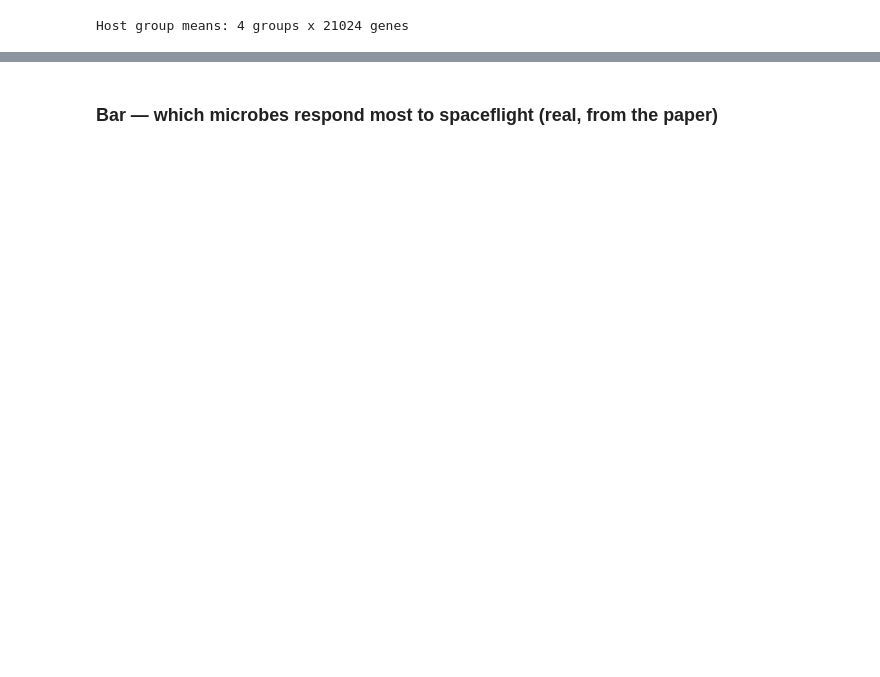
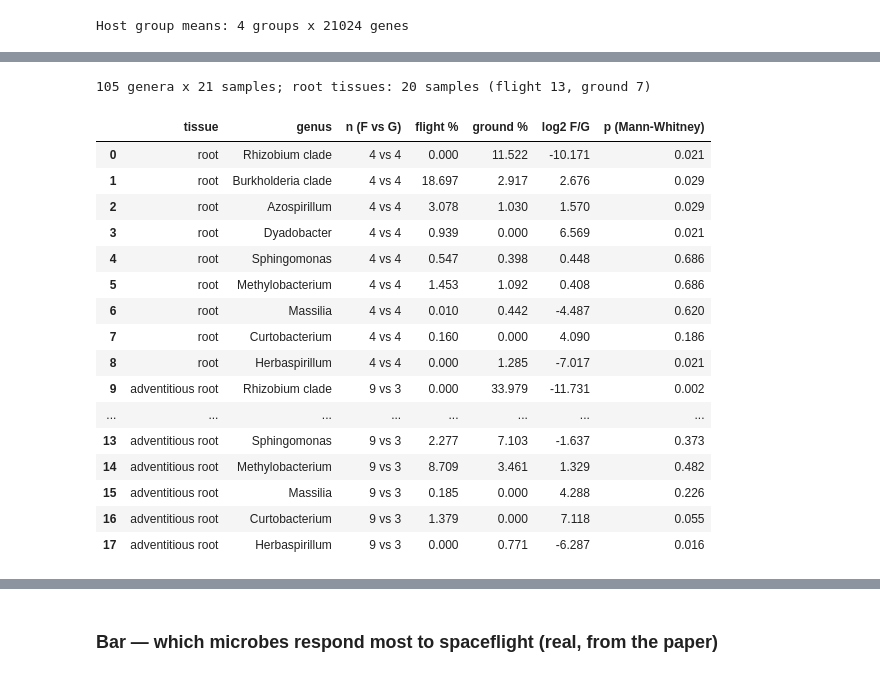
Before and after one commit to dr-richard-barker/OSDR_jupyter_book.io, a Jupyter notebook: chapters/OSDR_tomato_microbiome_pipeline.ipynb, the cells around one changed output, grey strips where cells are left out. Saved outputs shown, nothing was run; the diff lists cells and outputs as text; code cells hidden in the pictures; blank space fills up the shorter version.

```diff
--- a/chapters/OSDR_tomato_microbiome_pipeline.ipynb
+++ b/chapters/OSDR_tomato_microbiome_pipeline.ipynb
@@ -152,0 +97,19 @@ of which microbes best track the host's **spaceflight gene-module**.
+# %%
+samples = pd.read_csv("data_tomato_16s/samples.csv").set_index("sample")
+track = pd.read_csv("data_tomato_16s/read_tracking.csv").set_index("sample")
+asv = pd.read_csv("data_tomato_16s/asv_taxonomy.csv").set_index("asv")
+
+tot = track[["input", "filtered", "merged", "nonchim", "organelle", "bacterial"]].sum()
+print(f"Reads kept through DADA2: filtered {tot.filtered / tot.input:.0%}, merged {tot.merged / tot.input:.0%}, "
+      f"non-chimeric {tot.nonchim / tot.input:.0%} of {int(tot.input):,} input reads")
+print(f"Chloroplast/mitochondrial share of non-chimeric reads: {tot.organelle / tot.nonchim:.0%}")
+lens = asv["sequence"].str.len()
+by_len = asv.groupby(lens)["total_reads"].sum().sort_values(ascending=False)
+print(f"Merged amplicon length carrying most bacterial reads: {by_len.index[0]} bp "
+      f"({by_len.iloc[0] / by_len.sum():.0%} of them)")
+
+samples["organelle %"] = 100 * samples["organelle_reads"] / (samples["organelle_reads"] + samples["bacterial_reads"])
+summary = samples.groupby(["condition", "tissue"]).agg(
+    samples=("kept", "size"), kept=("kept", "sum"),
+    median_bacterial_reads=("bacterial_reads", "median"), median_organelle_pct=("organelle %", "median"))
+summary.round(1)
@@ -225,0 +177,46 @@ Run section 2 to create tomato_genus_by_sample.csv, then re-run this cell for:
+# %%
+# The genus table from section 2: relative abundance (% of bacterial reads), genera x samples
+from scipy.stats import mannwhitneyu
+genus = pd.read_csv("tomato_genus_by_sample.csv", index_col=0)
+meta = samples.loc[genus.columns]
+roots = meta[meta["tissue"].isin(["root", "adventitious root"])]
+print(f"{genus.shape[0]} genera x {genus.shape[1]} samples; root tissues: {len(roots)} samples "
+      f"(flight {int((roots.condition == 'Flight').sum())}, ground {int((roots.condition == 'Ground').sum())})")
+
+# The genera the VEG-05 microbiome preprint names, flight vs ground, in each root tissue (SILVA names)
+NAMED = {"Allorhizobium-Neorhizobium-Pararhizobium-Rhizobium": "Rhizobium clade",
+         "Burkholderia-Caballeronia-Paraburkholderia": "Burkholderia clade",
+         "Azospirillum": "Azospirillum", "Dyadobacter": "Dyadobacter", "Sphingomonas": "Sphingomonas",
+         "Methylobacterium-Methylorubrum": "Methylobacterium", "Massilia": "Massilia",
+         "Curtobacterium": "Curtobacterium", "Herbaspirillum": "Herbaspirillum"}
+rows = []
+for tissue in ("root", "adventitious root"):
+    f = roots.index[(roots.tissue == tissue) & (roots.condition == "Flight")]
+    g = roots.index[(roots.tissue == tissue) & (roots.condition == "Ground")]
+    for silva, label in NAMED.items():
+        a, b = genus.loc[silva, f], genus.loc[silva, g]
+        rows.append({"tissue": tissue, "genus": label, "n (F vs G)": f"{len(f)} vs {len(g)}",
+                     "flight %": a.mean(), "ground %": b.mean(),
+                     "log2 F/G": np.log2((a.mean() + 0.01) / (b.mean() + 0.01)),
+                     "p (Mann-Whitney)": mannwhitneyu(a, b).pvalue})
+named = pd.DataFrame(rows)
+named.round(3)
+# %% [output]
+105 genera x 21 samples; root tissues: 20 samples (flight 13, ground 7)
+|  | tissue | genus | n (F vs G) | flight % | ground % | log2 F/G | p (Mann-Whitney) |
+| 0 | root | Rhizobium clade | 4 vs 4 | 0.000 | 11.522 | -10.171 | 0.021 |
+| 1 | root | Burkholderia clade | 4 vs 4 | 18.697 | 2.917 | 2.676 | 0.029 |
+| 2 | root | Azospirillum | 4 vs 4 | 3.078 | 1.030 | 1.570 | 0.029 |
+| 3 | root | Dyadobacter | 4 vs 4 | 0.939 | 0.000 | 6.569 | 0.021 |
+| 4 | root | Sphingomonas | 4 vs 4 | 0.547 | 0.398 | 0.448 | 0.686 |
+| 5 | root | Methylobacterium | 4 vs 4 | 1.453 | 1.092 | 0.408 | 0.686 |
+| 6 | root | Massilia | 4 vs 4 | 0.010 | 0.442 | -4.487 | 0.620 |
+| 7 | root | Curtobacterium | 4 vs 4 | 0.160 | 0.000 | 4.090 | 0.186 |
+| 8 | root | Herbaspirillum | 4 vs 4 | 0.000 | 1.285 | -7.017 | 0.021 |
+| 9 | adventitious root | Rhizobium clade | 9 vs 3 | 0.000 | 33.979 | -11.731 | 0.002 |
+| ... | ... | ... | ... | ... | ... | ... | ... |
+| 13 | adventitious root | Sphingomonas | 9 vs 3 | 2.277 | 7.103 | -1.637 | 0.373 |
+| 14 | adventitious root | Methylobacterium | 9 vs 3 | 8.709 | 3.461 | 1.329 | 0.482 |
+| 15 | adventitious root | Massilia | 9 vs 3 | 0.185 | 0.000 | 4.288 | 0.226 |
+| 16 | adventitious root | Curtobacterium | 9 vs 3 | 1.379 | 0.000 | 7.118 | 0.055 |
+| 17 | adventitious root | Herbaspirillum | 9 vs 3 | 0.000 | 0.771 | -6.287 | 0.016 |
```
Also changed, not shown: parts of 28 cells of this notebook, 16 other files.
